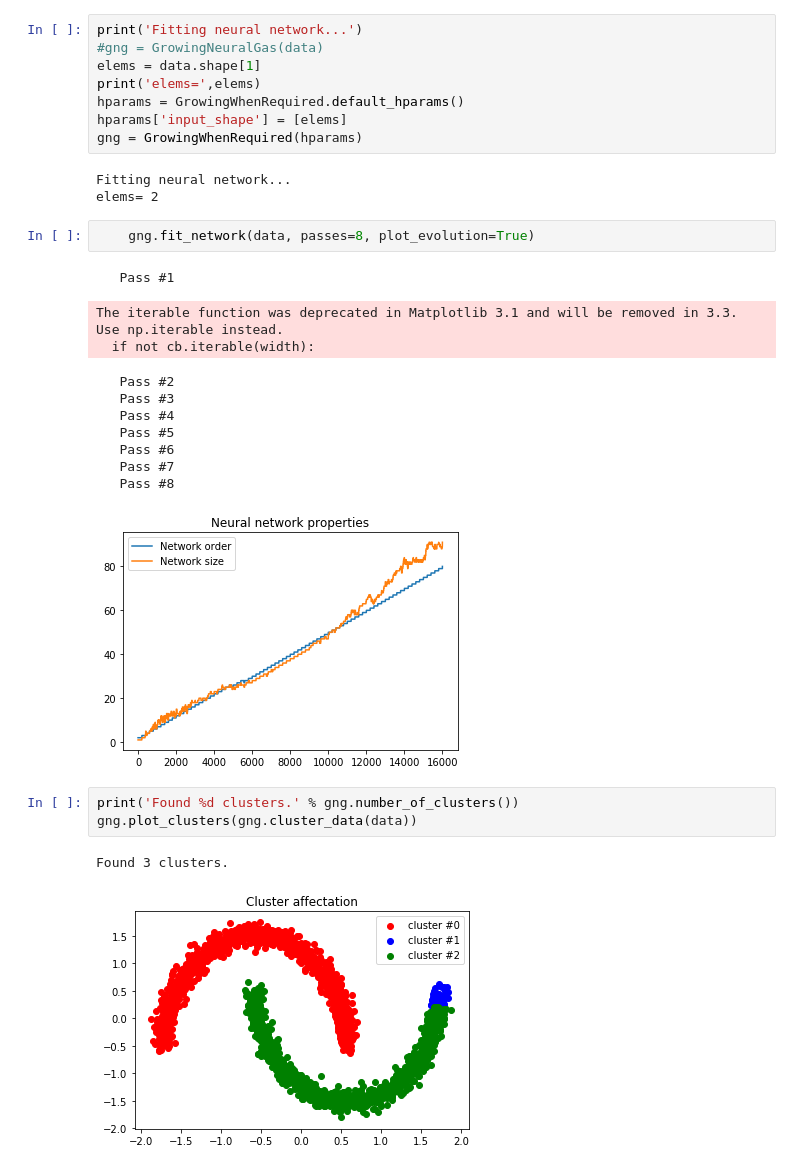
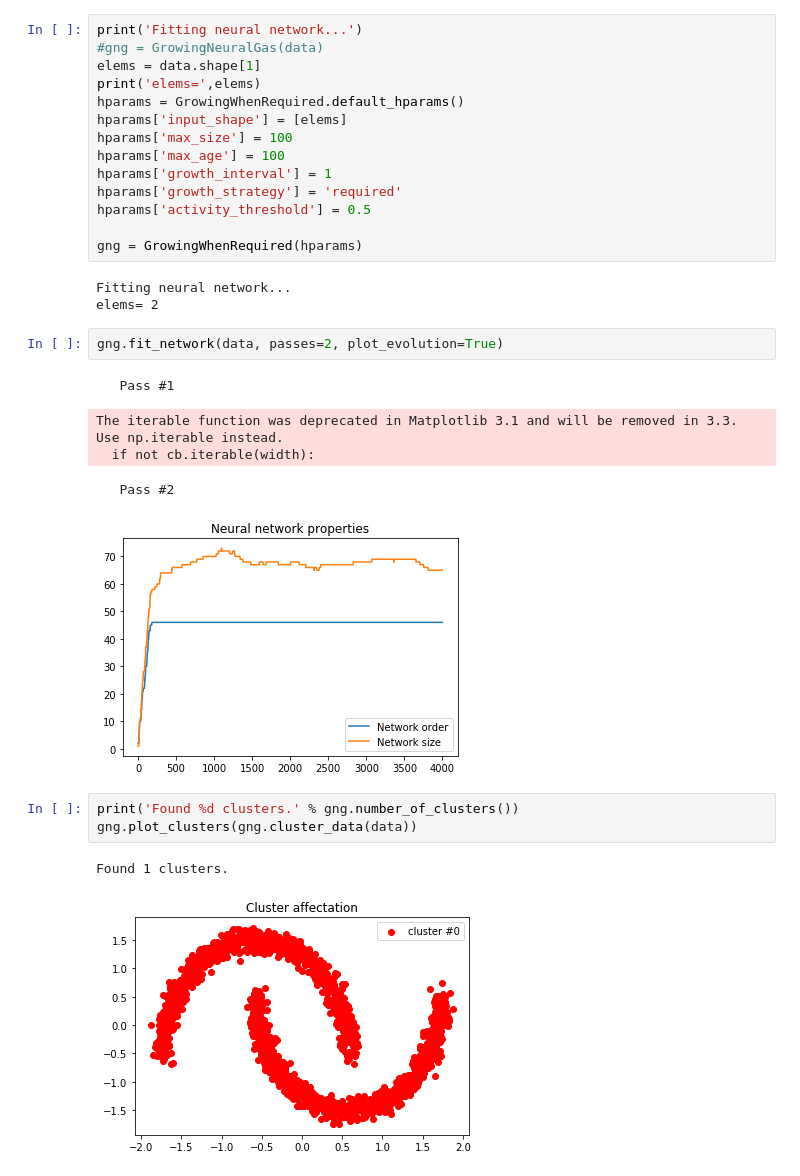
Before and after one commit to drawlinson/GrowingNeuralGas, a Jupyter notebook: run_example.ipynb, the cells around one changed output. Drawn from its saved outputs; the diff is of its cells as text.

```diff
--- a/run_example.ipynb
+++ b/run_example.ipynb
@@ -34,27 +34,27 @@ elems = data.shape[1]
 print('elems=',elems)
 hparams = GrowingWhenRequired.default_hparams()
 hparams['input_shape'] = [elems]
+hparams['max_size'] = 100
+hparams['max_age'] = 100
+hparams['growth_interval'] = 1
+hparams['growth_strategy'] = 'required'
+hparams['activity_threshold'] = 0.5
+
 gng = GrowingWhenRequired(hparams)
 # %% [output]
 Fitting neural network...
 elems= 2
 # %%
-    gng.fit_network(data, passes=8, plot_evolution=True)
+gng.fit_network(data, passes=2, plot_evolution=True)
 # %% [output]
    Pass #1
 The iterable function was deprecated in Matplotlib 3.1 and will be removed in 3.3. Use np.iterable instead.
   if not cb.iterable(width):
    Pass #2
-   Pass #3
-   Pass #4
-   Pass #5
-   Pass #6
-   Pass #7
-   Pass #8
-[figure, old version]
+[figure, new version]
 # %%
 print('Found %d clusters.' % gng.number_of_clusters())
 gng.plot_clusters(gng.cluster_data(data))
 # %% [output]
-Found 3 clusters.
+Found 1 clusters.
-[figure, old version]
+[figure, new version]
```
Also changed, not shown: 1 other file.
